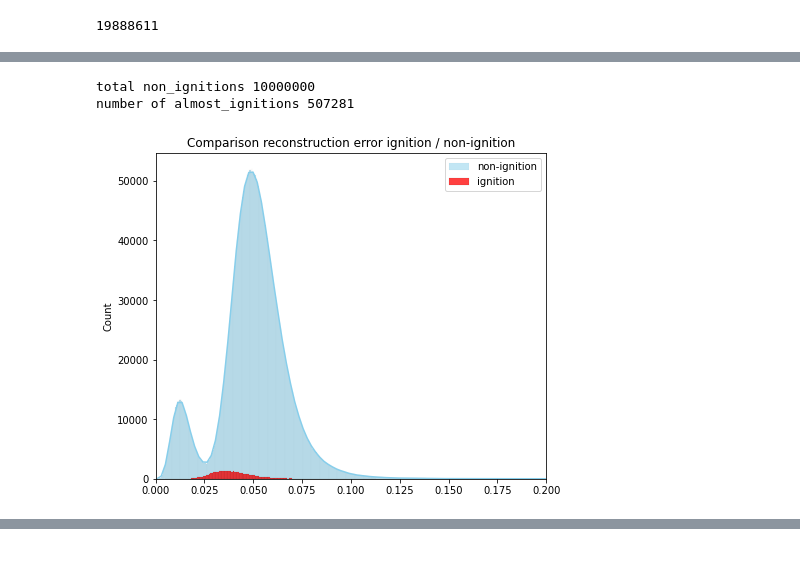
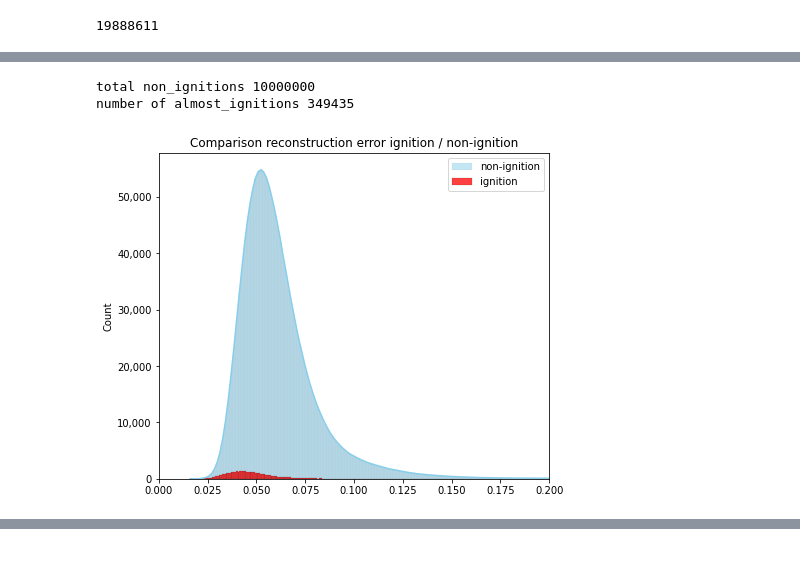
Before and after one commit to castorgit/Forest_fires, a Jupyter notebook: 01_Autoencoder_training_ignition_events.ipynb, the cells around one changed output, grey strips where cells are left out. Saved outputs shown, nothing was run; the diff lists cells and outputs as text; code cells hidden in the pictures.

```diff
--- a/01_Autoencoder_training_ignition_events.ipynb
+++ b/01_Autoencoder_training_ignition_events.ipynb
@@ -137,7 +138,7 @@ original_dim = X_train.shape[1]
 input_shape = (original_dim,)
 intermediate_dim = int(original_dim / 2)
 latent_dim = int(original_dim / 4)
-intermediate_dim = 1024
+intermediate_dim = 64
 # %%
 # encoder model
 inputs = Input(shape=input_shape, name='encoder_input')
@@ -297,17 +299,18 @@ print('number of almost_ignitions', np.count_nonzero(anomalies))
 #print(np.count_nonzero(y_test))
 # %% [output]
 total non_ignitions 10000000
-number of almost_ignitions 507281
+number of almost_ignitions 349435
 # %%
 fig, ax = plt.subplots(figsize=(7,6))
 sns.histplot(data=mae_vector, ax=ax, color='skyblue', label='non-ignition', kde=True)
 sns.histplot(data=mae_vector_train, ax=ax, color='red', label='ignition')
 ax.set_title('Comparison reconstruction error ignition / non-ignition')
+ax.yaxis.set_major_formatter(StrMethodFormatter('{x:,.0f}'))
 plt.xlim(0,0.2)
 plt.legend()
 plt.show()
 # %% [output]
-[figure, old version]
+[figure, new version]
 # %%
 #===== program ends here. now create a new label and label non-ignition dataset with new class ===== #
 # %%
```
Also changed, not shown: parts of 7 cells of this notebook.
